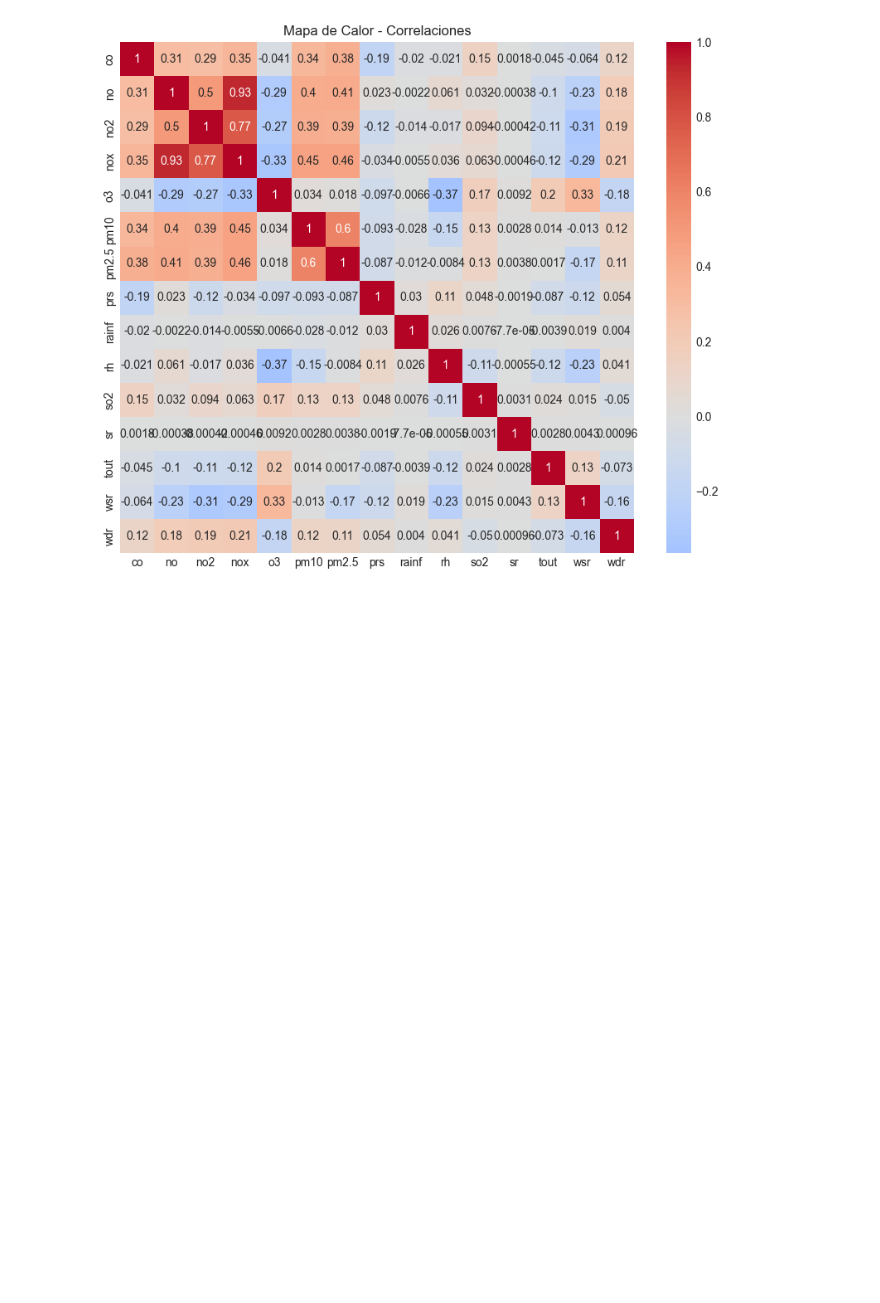
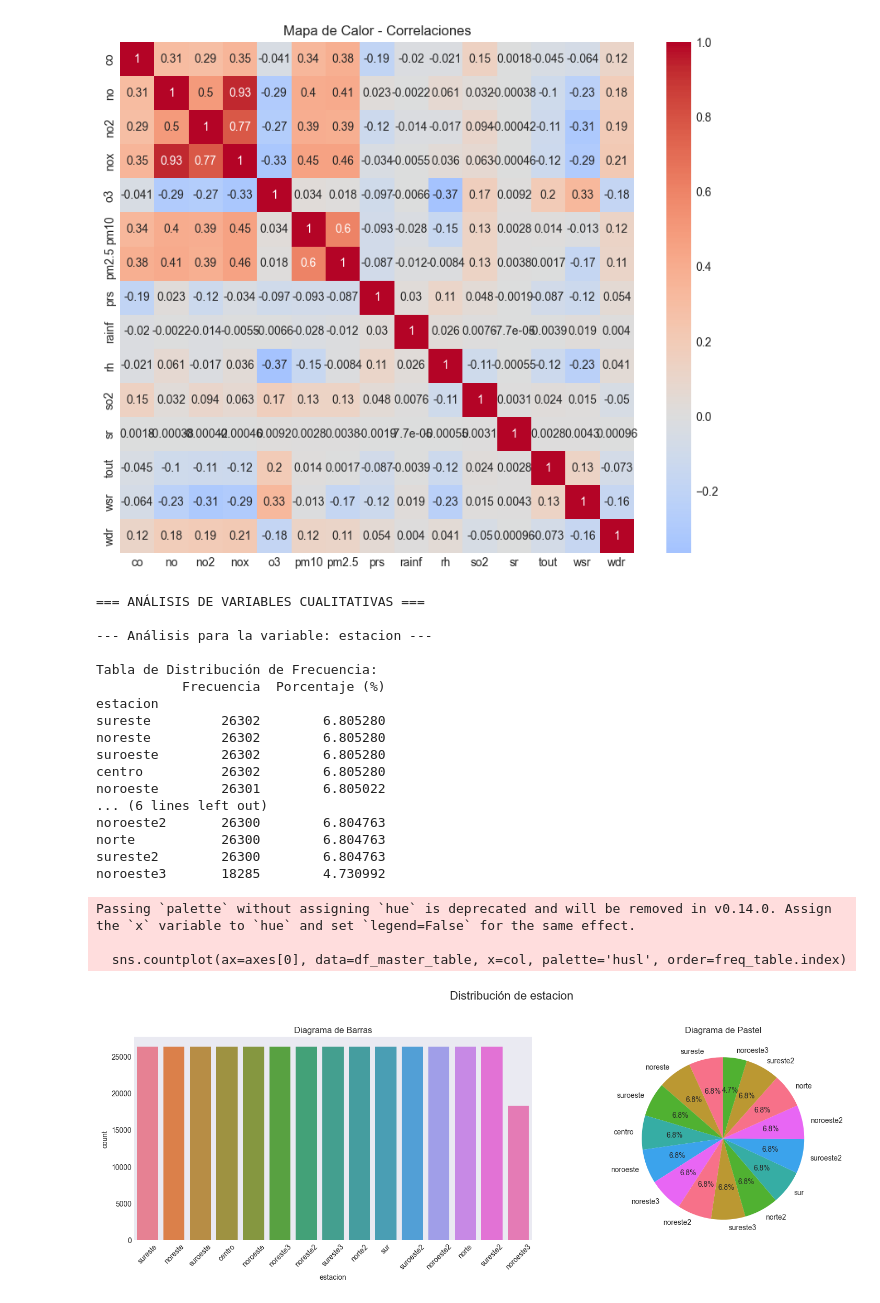
Before and after one commit to Alfonso-Fierro/PROYECTO_MA2003B, a Jupyter notebook: notebooks/04_data_comprehension.ipynb, the cells around one changed output. Saved outputs shown, nothing was run; the diff lists cells and outputs as text; code cells hidden in the pictures; blank space fills up the shorter version.

Commit message:
Updated for categorical variables

```diff
--- a/notebooks/04_data_comprehension.ipynb
+++ b/notebooks/04_data_comprehension.ipynb
@@ -57,6 +57,12 @@ Data columns (total 18 columns):
 dtypes: float64(15), object(3)
 memory usage: 53.1+ MB
 None
+# %%
+#Se puede quitar la columna de date_index y archivo_origen
+df_master_table = df_master_table.drop(columns=['date_index', 'archivo_origen'])
+
+# Estandarizar los nombres de las estaciones a minúsculas y quitamos espacios
+df_master_table['estacion'] = df_master_table['estacion'].str.lower().str.replace(' ', '')
 # %%
 # Resumen estadístico
 print("Resumen estadístico:")
@@ -180,3 +184,54 @@ Varianza: 8992.90
 [figure]
 [figure]
 [figure]
+# %%
+print("\n=== ANÁLISIS DE VARIABLES CUALITATIVAS ===")
+for col in categorical_cols:
+    print(f"\n--- Análisis para la variable: {col} ---")
+
+    # Tabla de distribución de frecuencia
+    print("\nTabla de Distribución de Frecuencia:")
+    freq_table = pd.DataFrame({
+        'Frecuencia': df_master_table[col].value_counts(),
+        'Porcentaje (%)': df_master_table[col].value_counts(normalize=True) * 100
+    })
+    print(freq_table)
+
+    # Visualizaciones
+    fig, axes = plt.subplots(1, 2, figsize=(16, 6))
+    fig.suptitle(f'Distribución de {col}', fontsize=16)
+
+    # Diagrama de barras
+    sns.countplot(ax=axes[0], data=df_master_table, x=col, palette='husl', order=freq_table.index)
+    axes[0].set_title('Diagrama de Barras')
+    axes[0].tick_params(axis='x', rotation=45)
+
+    # Diagrama de pastel
+    axes[1].pie(freq_table['Frecuencia'], labels=freq_table.index, autopct='%1.1f%%', startangle=90)
+    axes[1].set_title('Diagrama de Pastel')
+    axes[1].set_ylabel('') # Ocultar el label del eje y
+
+plt.tight_layout(rect=[0, 0.03, 1, 0.95])
+plt.show()
+# %% [output]
+=== ANÁLISIS DE VARIABLES CUALITATIVAS ===
+
+--- Análisis para la variable: estacion ---
+
+Tabla de Distribución de Frecuencia:
+           Frecuencia  Porcentaje (%)
+estacion
+sureste         26302        6.805280
+noreste         26302        6.805280
+suroeste        26302        6.805280
+centro          26302        6.805280
+noroeste        26301        6.805022
+... (6 lines left out)
+noroeste2       26300        6.804763
+norte           26300        6.804763
+sureste2        26300        6.804763
+noroeste3       18285        4.730992
+Passing `palette` without assigning `hue` is deprecated and will be removed in v0.14.0. Assign the `x` variable to `hue` and set `legend=False` for the same effect.
+
+  sns.countplot(ax=axes[0], data=df_master_table, x=col, palette='husl', order=freq_table.index)
+[figure, added]
```
Also changed, not shown: parts of 2 cells of this notebook.
